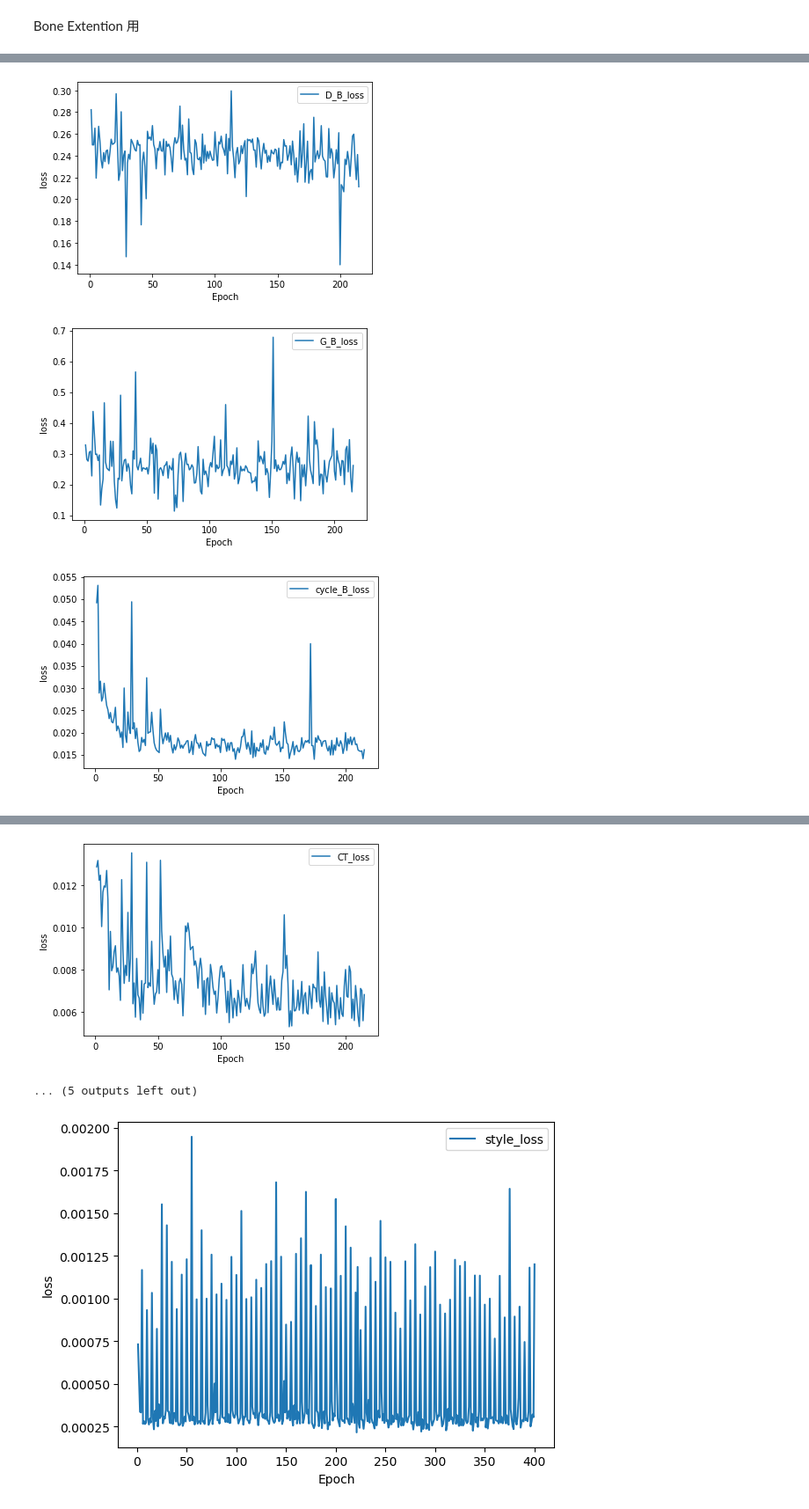
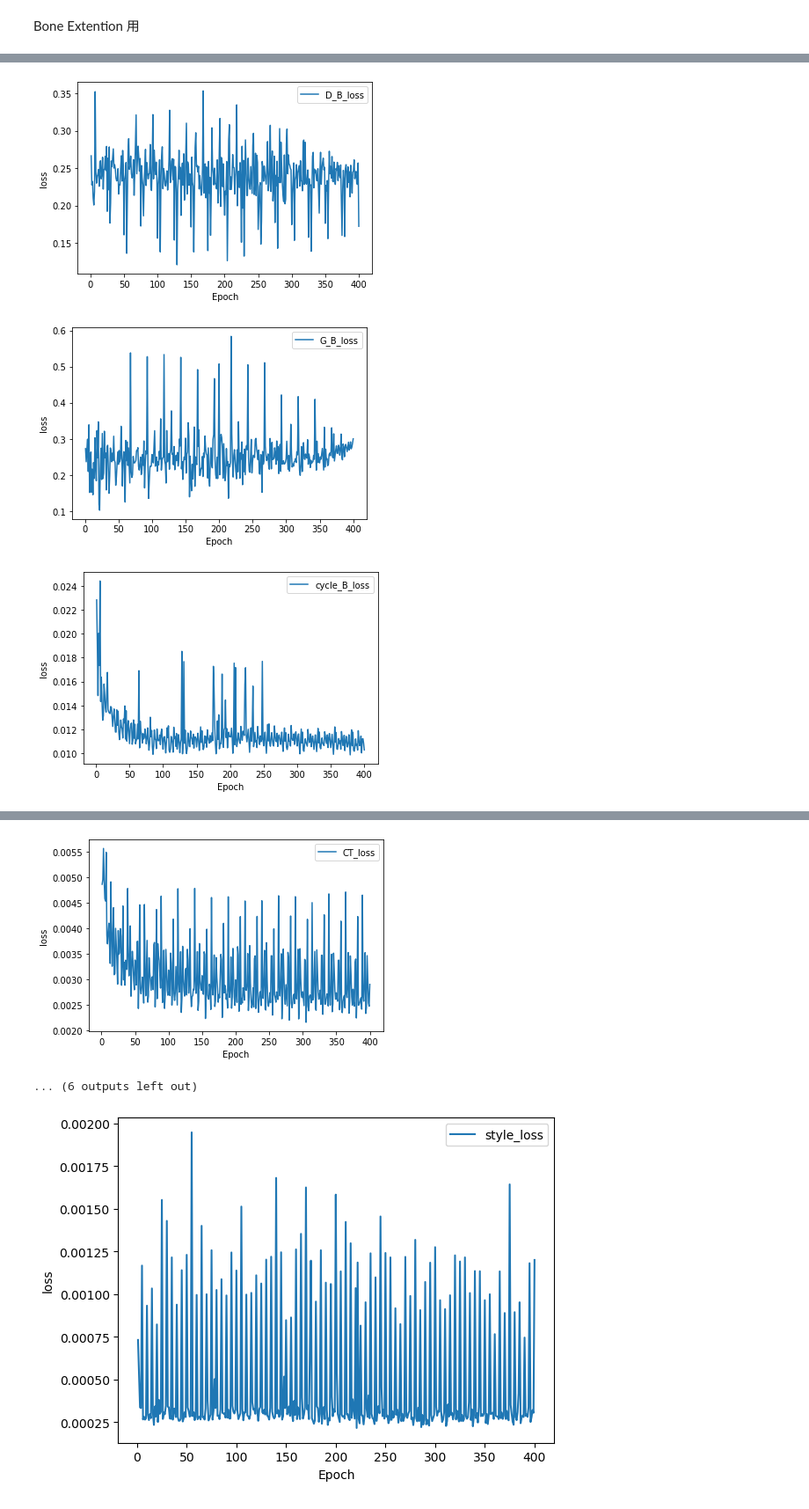
Before and after one commit to Kawa73jobKotarou/Cyclegan, a Jupyter notebook: loss_graph.ipynb, the cells around one changed output, grey strips where cells are left out. Shown at 88% size. Drawn from its saved outputs; the diff is of its cells as text; code cells hidden in the pictures.

```diff
--- a/loss_graph.ipynb
+++ b/loss_graph.ipynb
@@ -121,10 +121,10 @@ import pdb
 
 # path = "checkpoints/231114_miyazaki-ronbun_4fold_1_patchsize06/"
 # path = "checkpoints/231110_miyazaki-ronbun_4fold_1_patchsize12/"
-path = "checkpoints/250604_patch196_CTpixelloss_LSeSim_0.5patch_241004_allbody_fullset/"
+path = "checkpoints/250708_nopatch_swin_unet_241004_allbody_fullset/"
 
 # save_path=path+"img/"
-save_path = '/home/kawanami/work/presen_images/250617/loss/cyclegan/250604_patch196_CTpixelloss_LSeSim_0.5patch_241004_allbody_fullset/'
+save_path = '/home/kawanami/work/presen_images/250713/loss/cyclegan/250708_nopatch_swin_unet_241004_allbody_fullset/'
 if not os.path.exists(save_path):
     os.makedirs(save_path)
 # テキストファイルからデータを読み込む
@@ -236,20 +236,19 @@ import pdb
 
 # path = "checkpoints/231114_miyazaki-ronbun_4fold_1_patchsize06/"
 # path = "checkpoints/231110_miyazaki-ronbun_4fold_1_patchsize12/"
-path = "checkpoints/250627_patch192_Bonemask_0.5patch_241004_allbody_fullset/"
+path = "checkpoints/250624_no-patch_BoneGene_0.5patch_241004_allbody_fullset/"
 
 # save_path=path+"img/"
-save_path = '/home/kawanami/work/presen_images/250701/loss/cyclegan/250627_patch192_Bonemask_0.5patch_241004_allbody_fullset/'
+save_path = '/home/kawanami/work/presen_images/250713/loss/cyclegan/250624_no-patch_BoneGene_0.5patch_241004_allbody_fullset/'
 if not os.path.exists(save_path):
     os.makedirs(save_path)
 # テキストファイルからデータを読み込む
 data = pd.read_csv(path+'final_loss_log.txt', sep=' ', header=None)
-# loss_name=['epoch', 'D_A', 'G_A', 'cycle_A', 'idt_A', 'D_B', 'G_B', 'cycle_B', 'idt_B', 'style', 'G_A_s', 'per', 'CT', 'Bone_AtoB', 'Bone_BtoA', 'spatial']
-loss_name=['epoch', 'D_A', 'G_A', 'cycle_A', 'idt_A', 'D_B', 'G_B', 'cycle_B', 'idt_B', 'style', 'G_A_s', 'per', 'CT', 'Bone', 'spatial']
+loss_name=['epoch', 'D_A', 'G_A', 'cycle_A', 'idt_A', 'D_B', 'G_B', 'cycle_B', 'idt_B', 'style', 'G_A_s', 'per', 'CT', 'Bone_AtoB', 'Bone_BtoA', 'spatial']
+# loss_name=['epoch', 'D_A', 'G_A', 'cycle_A', 'idt_A', 'D_B', 'G_B', 'cycle_B', 'idt_B', 'style', 'G_A_s', 'per', 'CT', 'Bone', 'spatial']
 num_columns, num_rows = data.shape
-# para = [1,1,1,10,5,1,1,10,5,0.1, 10.0, 0.1, 10, 50.0, 10.0, 1]
-para = [1,1,1,10,5,1,1,10,5,0.1, 10.0, 0.1, 10, 100.0, 1]
-# para = [1,375,20,0.75,1,1,1,1]
+para = [1,1,1,10,5,1,1,10,5,0.1, 10.0, 0.1, 10, 50.0, 10.0, 1]
+# para = [1,1,1,10,5,1,1,10,5,0.1, 10.0, 0.1, 10, 100.0, 1]
 
 # print(data[1][14])
 # for k in range(len(data[1])):
@@ -275,8 +274,8 @@ for i in range(1,num_rows-1):
     plt.show()
 
 # ジェネレータに関わるlossの出力
-# generator_all_loss=data[2]+data[3]+data[4]+data[6]+data[7]+data[8]+data[9]+data[10]+data[11]+data[12]+data[13]+data[14]
-generator_all_loss=data[2]+data[3]+data[4]+data[6]+data[7]+data[8]+data[9]+data[10]+data[11]+data[12]+data[13]
+generator_all_loss=data[2]+data[3]+data[4]+data[6]+data[7]+data[8]+data[9]+data[10]+data[11]+data[12]+data[13]+data[14]
+# generator_all_loss=data[2]+data[3]+data[4]+data[6]+data[7]+data[8]+data[9]+data[10]+data[11]+data[12]+data[13]
 # plt.plot(data[0], data[1].astype(float), label=loss_name[1]+'_loss')
 plt.plot(data[0], data[2], label=loss_name[2]+'_loss')
 plt.plot(data[0], data[3], label=loss_name[3]+'_loss')
@@ -339,3 +338,3 @@ plt.show()
-[figure, old version]
+[figure, new version]
-[figure, old version]
+[figure, new version]
-[figure, old version]
+[figure, new version]
@@ -346,5 +345,5 @@ plt.show()
-[figure, old version]
+[figure, new version]
-... (5 outputs left out)
+... (6 outputs left out)
 # %%
 #各lossのパラメーターを考慮しないグラフを出力
 for i in range(1,num_rows-1):
```
Also changed, not shown: parts of 2 cells of this notebook, 2 other files.
